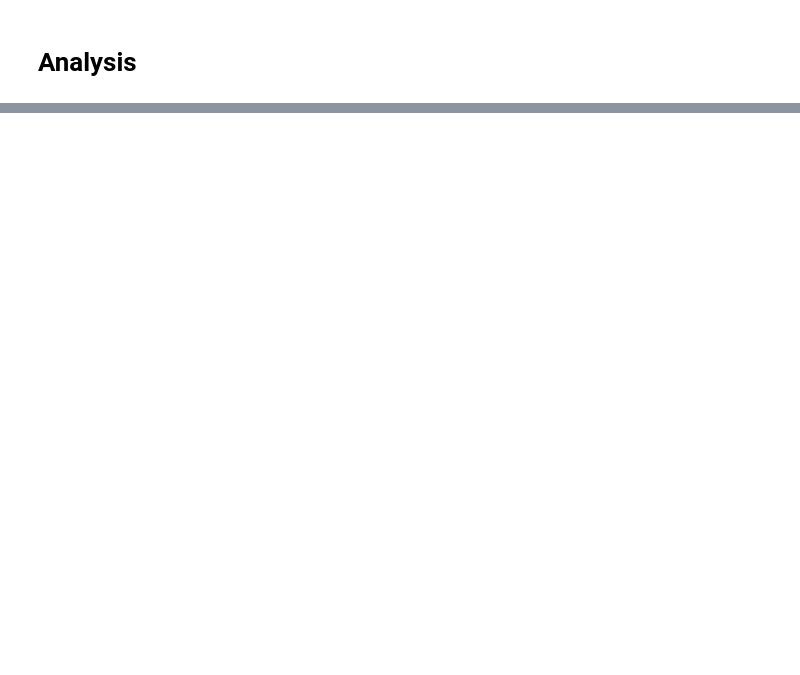
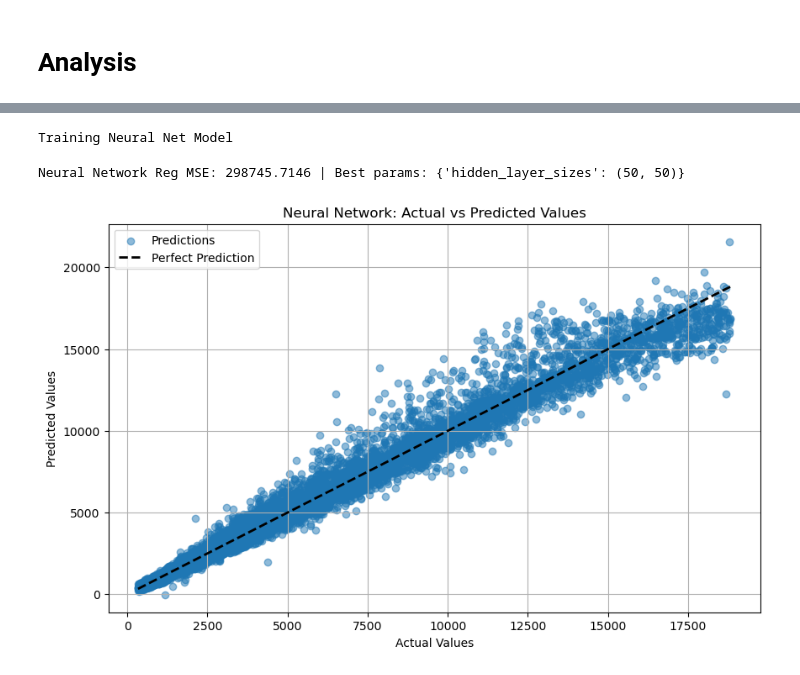
Before and after one commit to KaboLetsogo/Portfolio, a Jupyter notebook: Diamonds.ipynb, the cells around one changed output, grey strips where cells are left out. Cells and saved outputs as stored; diff of their text form; code cells hidden in the pictures; blank space fills up the shorter version.

```diff
--- a/Diamonds.ipynb
+++ b/Diamonds.ipynb
@@ -169,0 +363,28 @@ NameError: name 'df' is not defined
+# %%
+print("Training Neural Net Model")
+# Neural Network Regression
+nn_reg = MLPRegressor(random_state=15, max_iter=1000,activation="relu")
+nn_reg_params = {'hidden_layer_sizes': [(50,), (100,), (50, 50)]}
+nn_reg_grid = GridSearchCV(nn_reg, nn_reg_params, cv=3, scoring='neg_mean_squared_error')
+nn_reg_grid.fit(X_train, y_train)
+nn_reg_pred = nn_reg_grid.predict(X_test)
+nn_reg_mse = mean_squared_error(y_test, nn_reg_pred)
+print(f"Neural Network Reg MSE: {nn_reg_mse:.4f} | Best params: {nn_reg_grid.best_params_}")
+
+# Get predictions
+y_pred = nn_reg_grid.predict(X_test)
+
+# Create a scatter plot
+plt.figure(figsize=(10, 6))
+plt.scatter(y_test, y_pred, alpha=0.5, label='Predictions')
+plt.plot([y_test.min(), y_test.max()], [y_test.min(), y_test.max()], 'k--', lw=2, label='Perfect Prediction')
+plt.xlabel('Actual Values')
+plt.ylabel('Predicted Values')
+plt.title('Neural Network: Actual vs Predicted Values')
+plt.legend()
+plt.grid(True)
+plt.show()
+# %% [output]
+Training Neural Net Model
+Neural Network Reg MSE: 298745.7146 | Best params: {'hidden_layer_sizes': (50, 50)}
+[figure, added]
```
Also changed, not shown: parts of 25 cells of this notebook, 2 other files.
